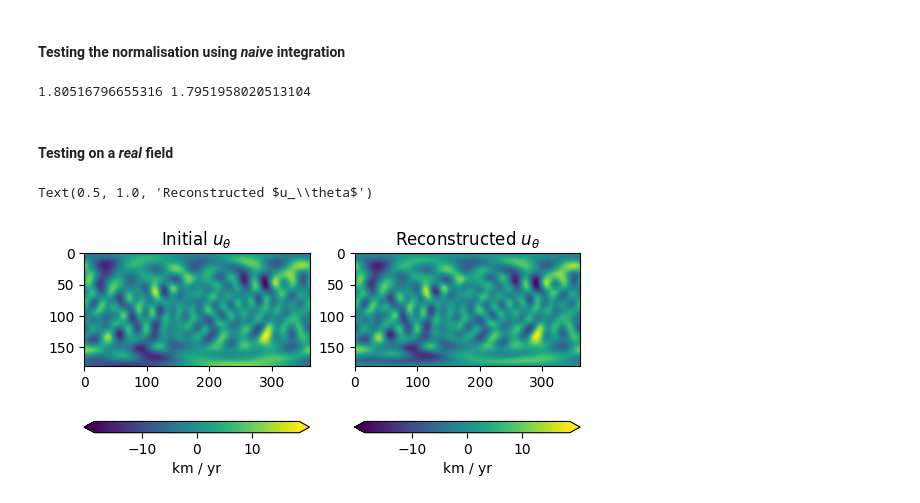
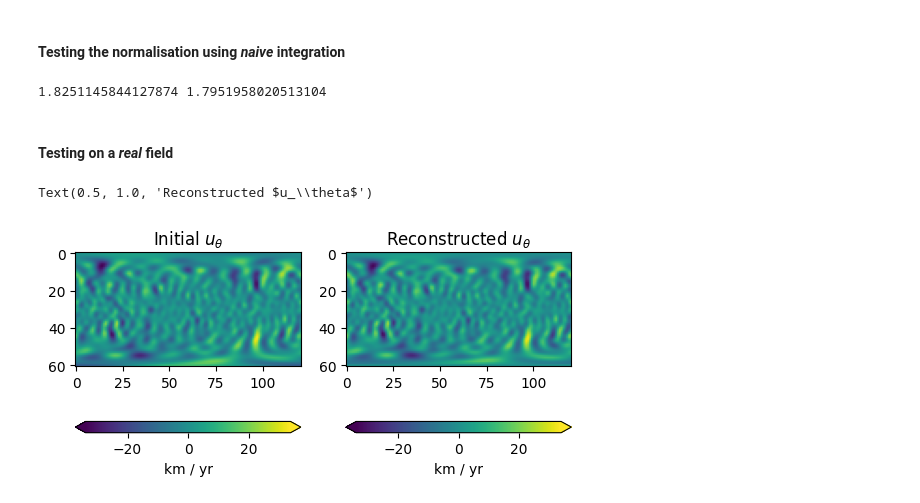
Before and after one commit to RomainClaveau/pygeopinn, a Jupyter notebook: dev/spherical_transform_last.ipynb, the cells around one changed output. Cells and saved outputs as stored; diff of their text form; code cells hidden in the pictures.

```diff
--- a/dev/spherical_transform_last.ipynb
+++ b/dev/spherical_transform_last.ipynb
@@ -29,11 +29,13 @@ pygeotools was initialized with `verbose=True`.
 # Loading the data
 pygeo.loadModel("100path", "pygeodyn_hdf5", "../geodynamo.hdf5")
 # %%
+l_trunc = 30
+
 # Defining the context
-context = {"lmax": 18, "r": pygeo.constants["rCore"]}
+context = {"lmax": l_trunc, "r": pygeo.constants["rCore"]}
 
 # Defining the grid size (3°)
-grid_size = 1
+grid_size = 3
 
 # Defining the grid
 if not pygeo.isGrid(f"{grid_size}deg"):
@@ -85,7 +87,7 @@ def spherical_harmonics(lmax, thetas, phis):
 
     return y_cos, y_sin
 
-y_cos, y_sin = spherical_harmonics(18, thetas, phis)
+y_cos, y_sin = spherical_harmonics(l_trunc, thetas, phis)
 # %% [markdown]
 #### Testing the normalisation using _naive_ integration
 # %%
@@ -108,12 +110,12 @@ I_theo = 4 * numpy.pi / (2 * l1 + 1)
 
 print(I, I_theo)
 # %% [output]
-1.80516796655316 1.7951958020513104
+1.8251145844127874 1.7951958020513104
 # %% [markdown]
 #### Testing on a _real_ field
 # %%
 # Defining the degrees and modes
-l = numpy.arange(0, 18 + 1, 1)
+l = numpy.arange(0, l_trunc + 1, 1)
 m = l[::]
 
 # Creating the meshing
@@ -128,31 +130,31 @@ uφ = U[0,...,2]
 
 # Constant stemming from Schmidt quasi-normalisation
 C = (2 * L + 1) / (4 * numpy.pi)
 
 # Decomposing the field
 coeffs_cos = numpy.einsum('ijkl,ij,kl,kl->ij', y_cos, C, uθ, dΩ)
 coeffs_sin = numpy.einsum('ijkl,ij,kl,kl->ij', y_sin, C, uθ, dΩ)
 
 uθ_reconstructed = numpy.einsum('ij,ijkl->kl', coeffs_cos, y_cos) + \
     numpy.einsum('ij,ijkl->kl', coeffs_sin, y_sin)
 
 import matplotlib.pyplot as plt
 
 fig, axes = plt.subplots(1, 2)
 
 vmax = numpy.abs(uθ).max()
 
 im1 = axes[0].imshow(uθ, vmin=-vmax, vmax=vmax)
 im2 = axes[1].imshow(uθ_reconstructed, vmin=-vmax, vmax=vmax)
 
 cb1 = plt.colorbar(im1, orientation="horizontal", extend="both")
 cb2 = plt.colorbar(im2, orientation="horizontal", extend="both")
 
 cb1.set_label("km / yr")
 cb2.set_label("km / yr")
 
 axes[0].set_title("Initial $u_\\theta$")
 axes[1].set_title("Reconstructed $u_\\theta$")
 # %% [output]
 Text(0.5, 1.0, 'Reconstructed $u_\\theta$')
-[figure, old version]
+[figure, new version]
```
Also changed, not shown: parts of 2 cells of this notebook.
